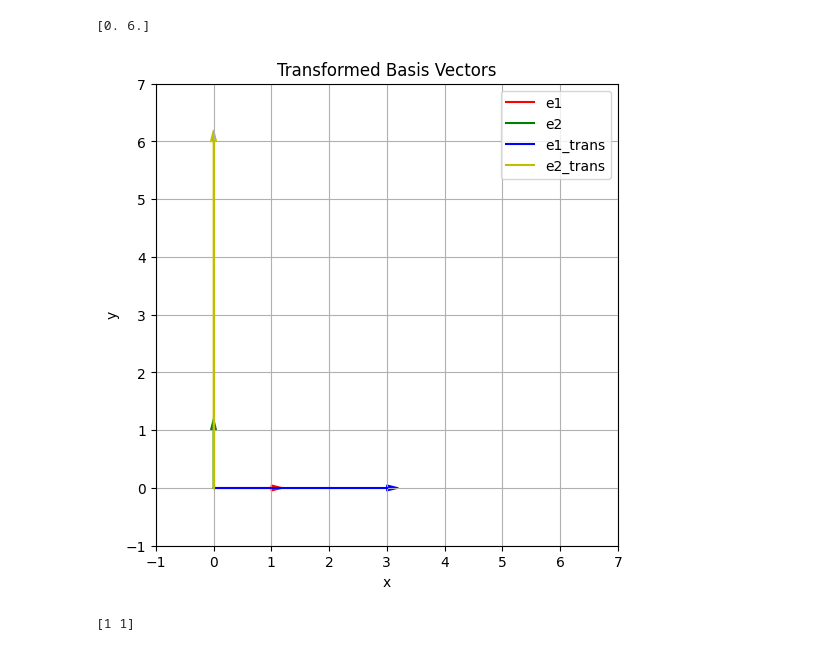
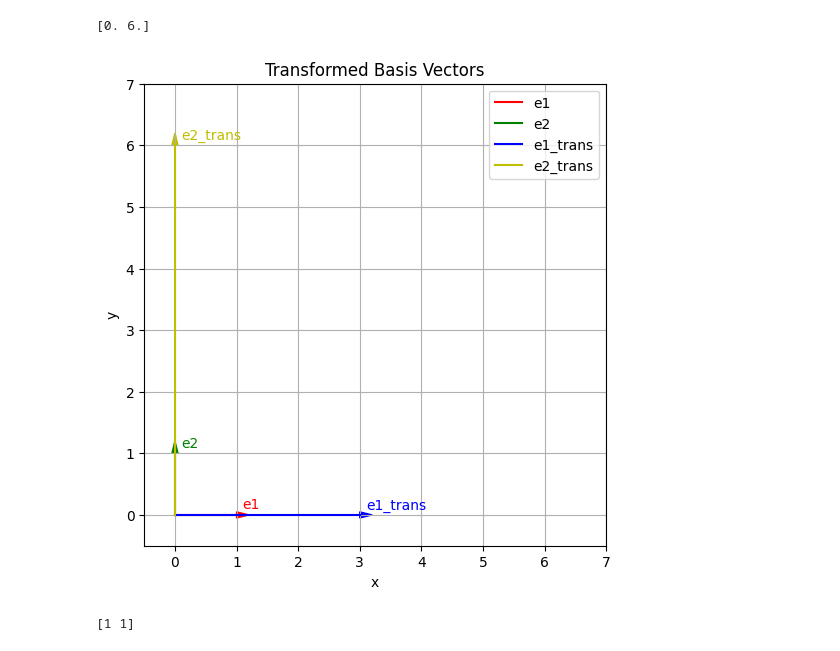
Before and after one commit to sowndsgood/LinearAlgebra, a Jupyter notebook: Diagonalization/Diagonalization_Notebook1.ipynb, the cells around one changed output. Cells and saved outputs as stored; diff of their text form; code cells hidden in the pictures.

```diff
--- a/Diagonalization/Diagonalization_Notebook1.ipynb
+++ b/Diagonalization/Diagonalization_Notebook1.ipynb
@@ -96,40 +96,48 @@ print(e2_trans)
 [0. 6.]
 # %%
 # Set the figure size
-plt.figure(figsize=(6,6 ))  # Specify the figure size as 6x6 inches
+plt.figure(figsize=(6,6))  # Specify the figure size as 6x6 inches
 
 # Plot all vectors
 plt.plot([0, e1[0]], [0, e1[1]], color='r', label='e1')  # Plot e1
 plt.plot([0, e2[0]], [0, e2[1]], color='g', label='e2')  # Plot e2
 plt.plot([0, e1_trans[0]], [0, e1_trans[1]], color='b', label='e1_trans')  # Plot e1_trans
 plt.plot([0, e2_trans[0]], [0, e2_trans[1]], color='y', label='e2_trans')  # Plot e2_trans
 
 # Add arrowheads to all vectors
 plt.arrow(0, 0, e1[0], e1[1], head_width=0.1, head_length=0.2, color='r')  # Arrow for e1
 plt.arrow(0, 0, e2[0], e2[1], head_width=0.1, head_length=0.2, color='g')  # Arrow for e2
 plt.arrow(0, 0, e1_trans[0], e1_trans[1], head_width=0.1, head_length=0.2, color='b')  # Arrow for e1_trans
 plt.arrow(0, 0, e2_trans[0], e2_trans[1], head_width=0.1, head_length=0.2, color='y')  # Arrow for e2_trans
 
 # Set labels and title
 plt.xlabel('x')
 plt.ylabel('y')
 plt.title('Transformed Basis Vectors')
+
+# Add legend
 plt.legend()
 
 # Add grid
 plt.grid(True)
 
 # Set aspect ratio to 'equal'
 plt.gca().set_aspect('equal')
 
 # Set x-axis and y-axis limits
-plt.xlim(-1, 7)
-plt.ylim(-1, 7)
+plt.xlim(-0.5, 7)
+plt.ylim(-0.5, 7)
+
+# Add labels near the plot
+plt.text(e1[0] + 0.1, e1[1] + 0.1, 'e1', fontsize=10, color='r')
+plt.text(e2[0] + 0.1, e2[1] + 0.1, 'e2', fontsize=10, color='g')
+plt.text(e1_trans[0] + 0.1, e1_trans[1] + 0.1, 'e1_trans', fontsize=10, color='b')
+plt.text(e2_trans[0] + 0.1, e2_trans[1] + 0.1, 'e2_trans', fontsize=10, color='y')
 
 # Show the plot
 plt.show()
 # %% [output]
-[figure, old version]
+[figure, new version]
 # %%
 # Create an array with two elements, both equal to 1
 x = np.array([1, 1])
```
Also changed, not shown: parts of 5 cells of this notebook.
